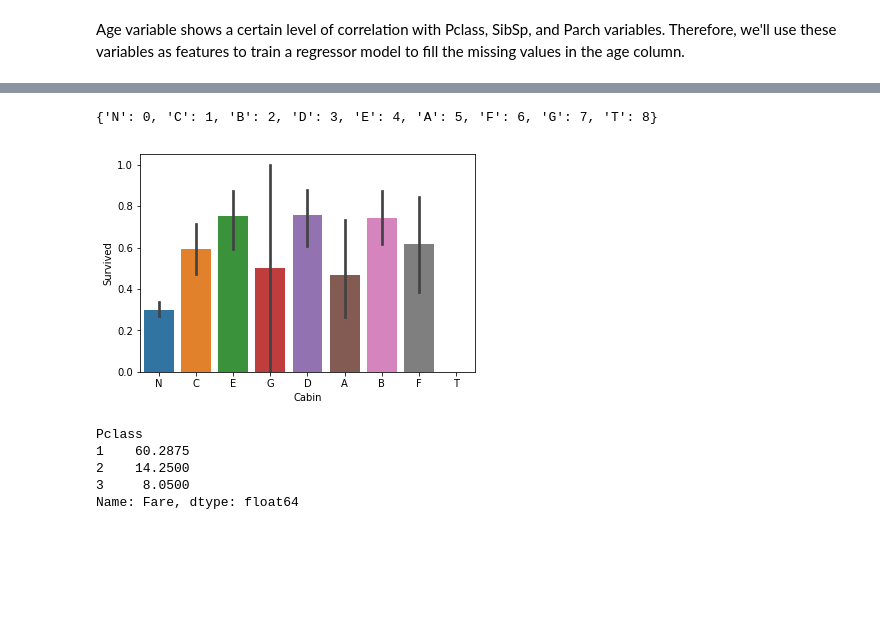
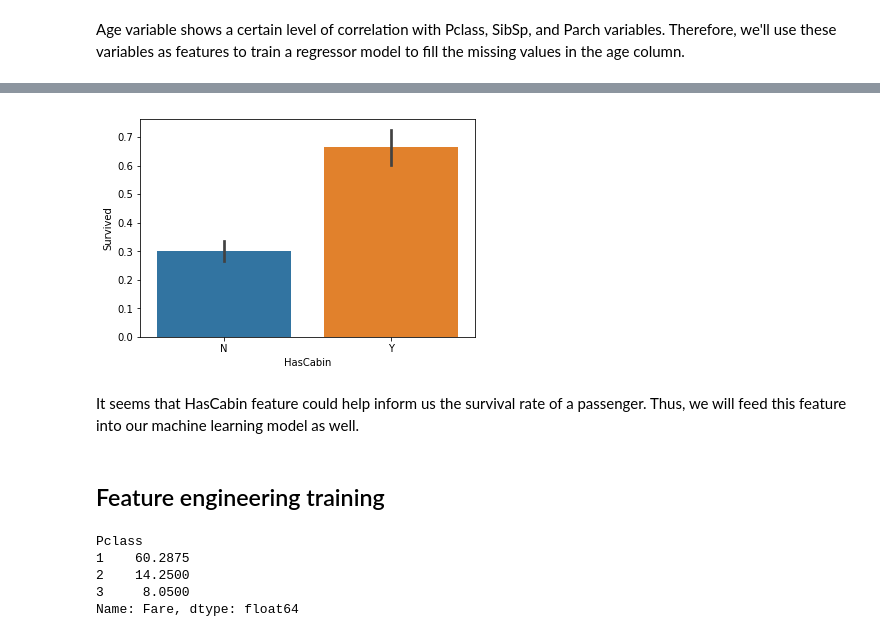
Before and after one commit to chasnew/data-analysis-repository, a Jupyter notebook: Titanic/Kaggle_titanic.ipynb, the cells around one changed output, grey strips where cells are left out. Drawn from its saved outputs; the diff is of its cells as text; code cells hidden in the pictures; blank space fills up the shorter version.

Commit message:
code refactoring and changed the age regressor model

```diff
--- a/Titanic/Kaggle_titanic.ipynb
+++ b/Titanic/Kaggle_titanic.ipynb
@@ -292,5 +272,0 @@ Survived Cabin
-# %%
-cabin_map = {cabin: i for i, cabin in enumerate(data['Cabin'].value_counts().keys())}
-print(cabin_map)
-# %% [output]
-{'N': 0, 'C': 1, 'B': 2, 'D': 3, 'E': 4, 'A': 5, 'F': 6, 'G': 7, 'T': 8}
@@ -297,9 +275,13 @@ print(cabin_map)
 # %%
-sns.barplot(x='Cabin', y='Survived', data=data)
+sns.barplot(x='HasCabin', y='Survived', data=data)
 
 plt.show()
 # %% [output]
-[figure, old version]
+[figure, new version]
+# %% [markdown]
+It seems that HasCabin feature could help inform us the survival rate of a passenger. Thus, we will feed this feature into our machine learning model as well.
+# %% [markdown]
+## Feature engineering training
 # %%
 def categorize_family(fam_size):
     category = ''
```
Also changed, not shown: parts of 45 cells of this notebook.
